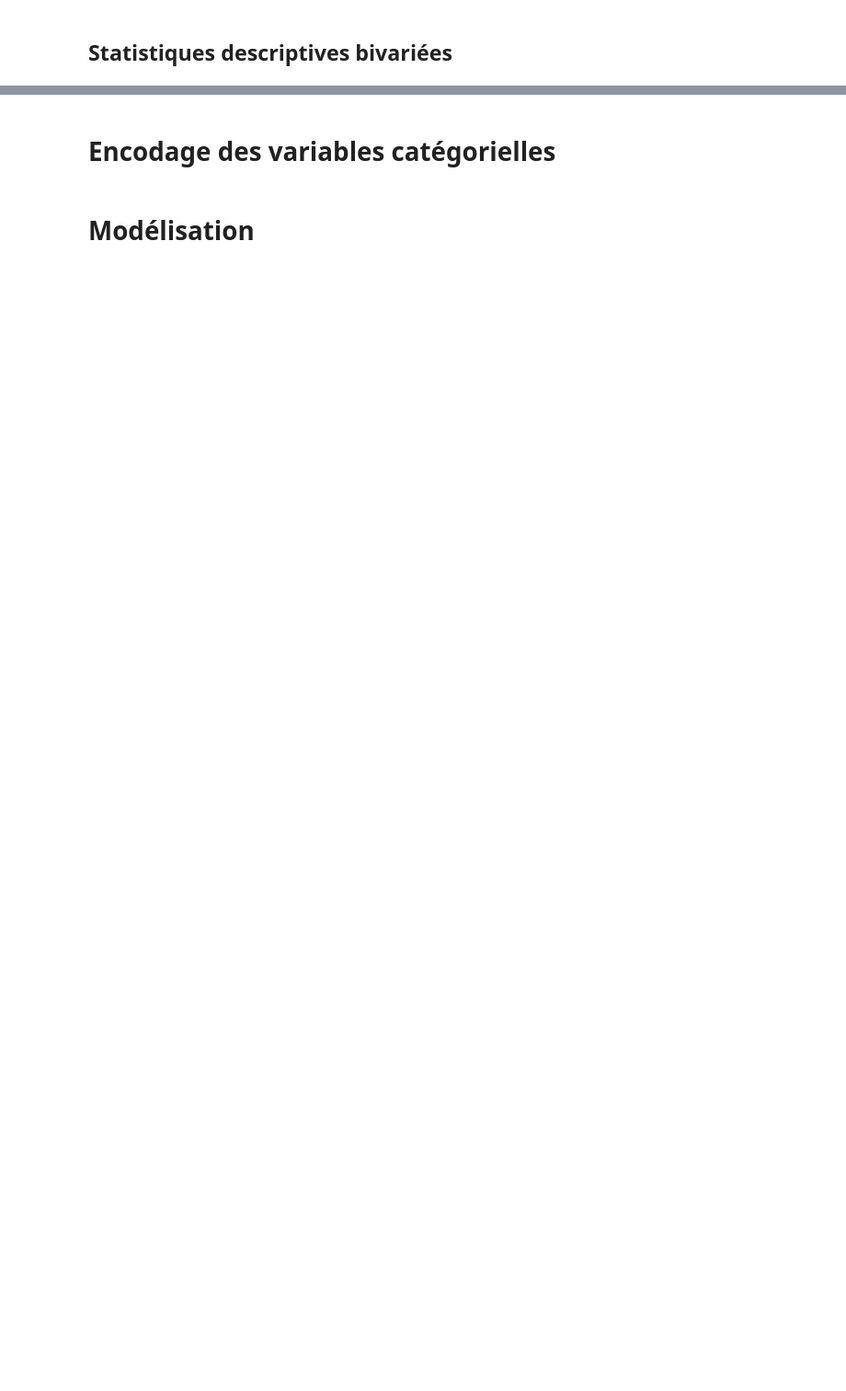
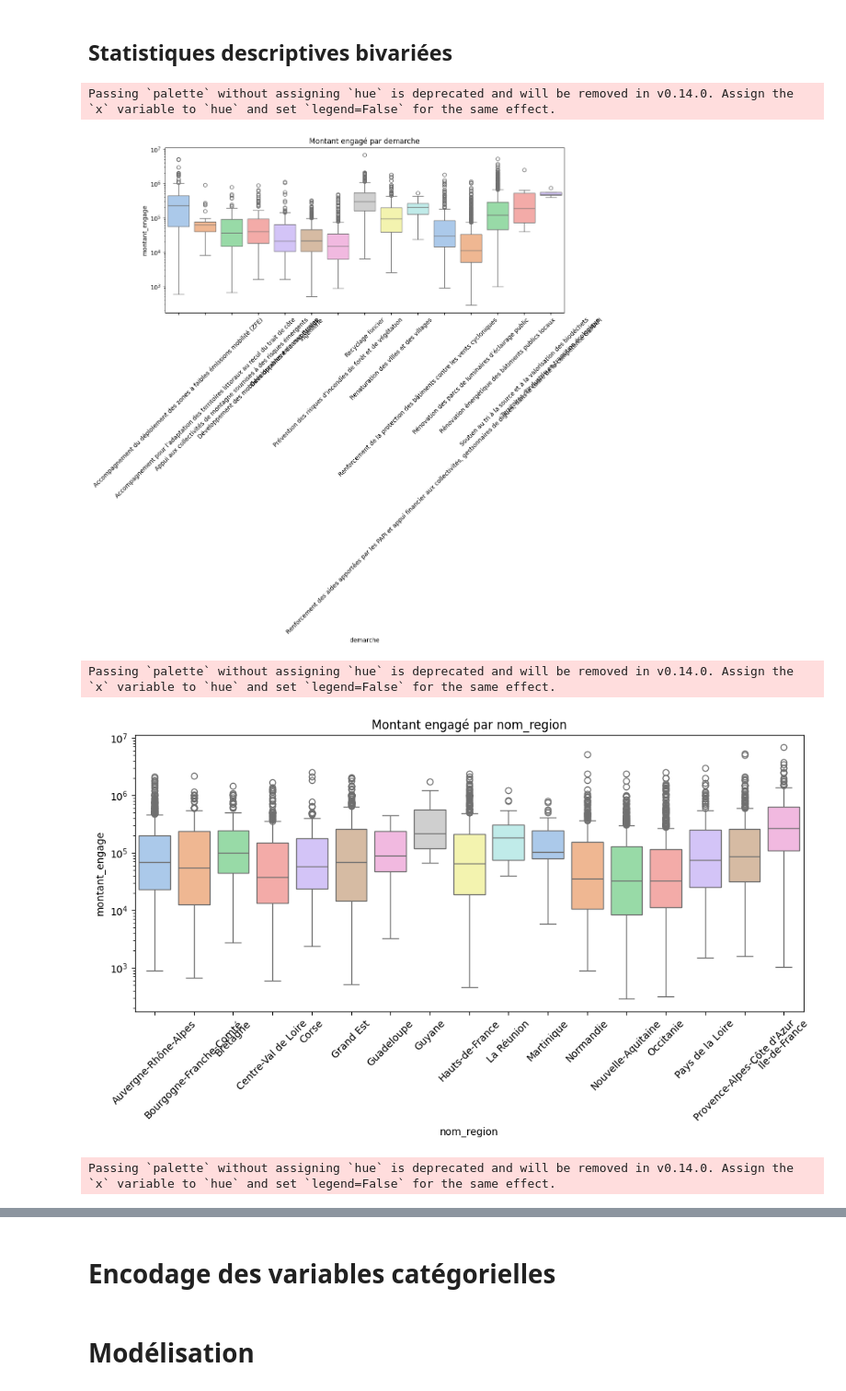
Before and after one commit to Isahrv/projet_methodes_agregations, a Jupyter notebook: code.ipynb, the cells around one changed output, grey strips where cells are left out. Shown at 92% size. Saved outputs shown, nothing was run; the diff lists cells and outputs as text; code cells hidden in the pictures; blank space fills up the shorter version.

```diff
--- a/code.ipynb
+++ b/code.ipynb
@@ -453,3 +463,18 @@ memory usage: 816.1+ KB
 ## Statistiques descriptives bivariées
 # %%
 # Corrélation entre variables explicatives
+# Corrélation entre variables explicatives catégorielles et variable cible
+# Boxplots par catégorie
+for col in cat_cols:
+    plt.figure(figsize=(12,5))
+    sns.boxplot(x=col, y="montant_engage", data=df, palette="pastel")
+    plt.yscale("log")  # si variable cible fortement skewée
+    plt.title(f"Montant engagé par {col}")
+    plt.xticks(rotation=45)
+    plt.show()
+# %% [output]
+Passing `palette` without assigning `hue` is deprecated and will be removed in v0.14.0. Assign the `x` variable to `hue` and set `legend=False` for the same effect.
+[figure, added]
+Passing `palette` without assigning `hue` is deprecated and will be removed in v0.14.0. Assign the `x` variable to `hue` and set `legend=False` for the same effect.
+[figure, added]
+Passing `palette` without assigning `hue` is deprecated and will be removed in v0.14.0. Assign the `x` variable to `hue` and set `legend=False` for the same effect.
```
Also changed, not shown: parts of 13 cells of this notebook.
